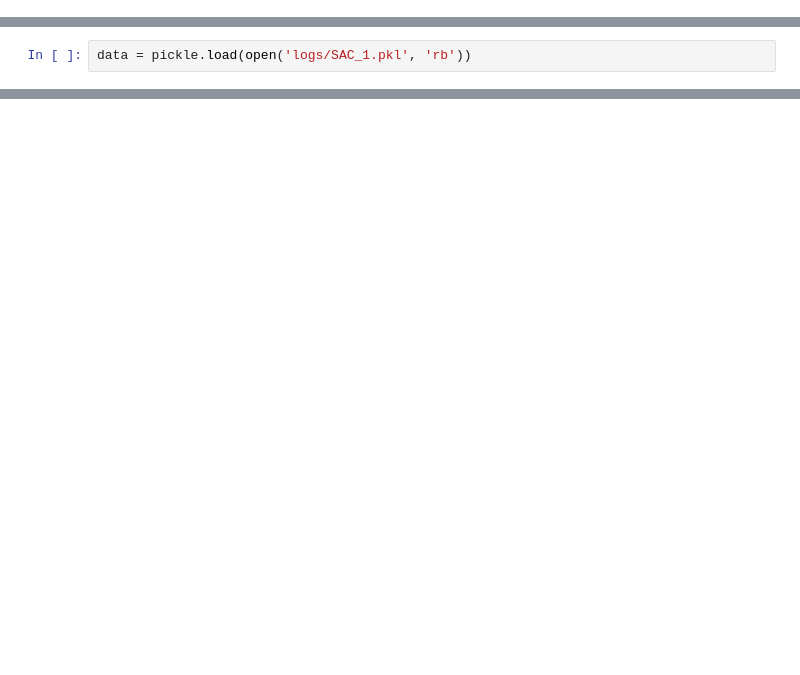
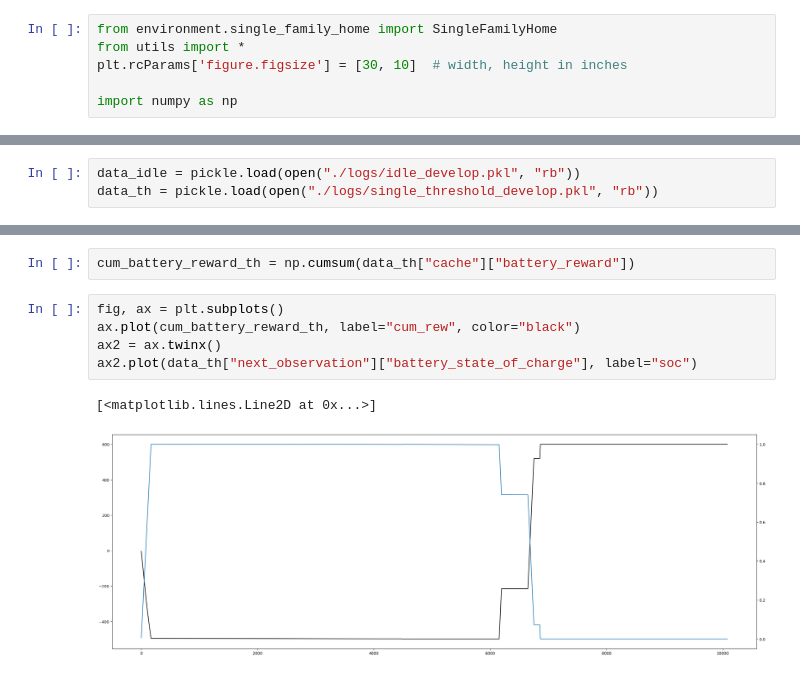
Before and after one commit to TimWalter/smart-energy-controller, a Jupyter notebook: src/check.ipynb, the cells around one changed output, grey strips where cells are left out. Cells and saved outputs as stored; diff of their text form; blank space fills up the shorter version.

```diff
--- a/src/check.ipynb
+++ b/src/check.ipynb
@@ -6,0 +7,6 @@ import pickle
+# %%
+from environment.single_family_home import SingleFamilyHome
+from utils import *
+plt.rcParams['figure.figsize'] = [30, 10]  # width, height in inches
+
+import numpy as np
@@ -7,2 +30,3 @@ import pickle
 # %%
-data = pickle.load(open('logs/SAC_1.pkl', 'rb'))
+data_idle = pickle.load(open("./logs/idle_develop.pkl", "rb"))
+data_th = pickle.load(open("./logs/single_threshold_develop.pkl", "rb"))
@@ -34,0 +85,10 @@ np.sum([el["reward"] for el in data[-10080:]])
+# %%
+cum_battery_reward_th = np.cumsum(data_th["cache"]["battery_reward"])
+# %%
+fig, ax = plt.subplots()
+ax.plot(cum_battery_reward_th, label="cum_rew", color="black")
+ax2 = ax.twinx()
+ax2.plot(data_th["next_observation"]["battery_state_of_charge"], label="soc")
+# %% [output]
+[<matplotlib.lines.Line2D at 0x...>]
+[figure, added]
```
Also changed, not shown: parts of 21 cells of this notebook.
